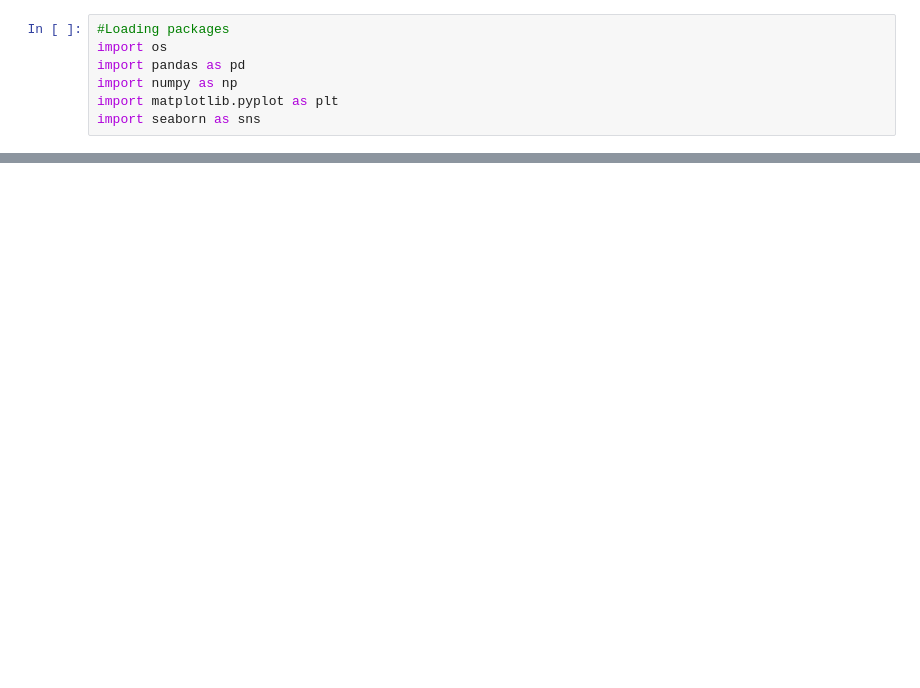
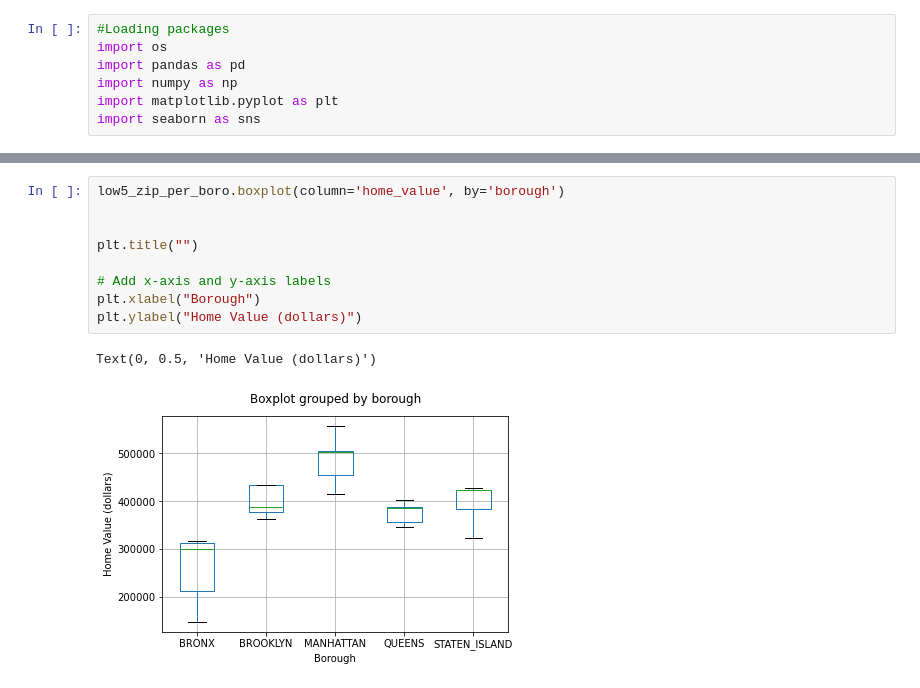
Before and after one commit to hpuma/Airbnb_Rental_Project, a Jupyter notebook: vis/Zillow_visulaizations.py.ipynb, the cells around one changed output, grey strips where cells are left out. Saved outputs shown, nothing was run; the diff lists cells and outputs as text; blank space fills up the shorter version.

```diff
--- a/vis/Zillow_visulaizations.py.ipynb
+++ b/vis/Zillow_visulaizations.py.ipynb
@@ -110,0 +287,12 @@ plt.ylabel("Mean Home Value (dollars)")
+# %%
+low5_zip_per_boro.boxplot(column='home_value', by='borough')
+
+
+plt.title("")
+
+# Add x-axis and y-axis labels
+plt.xlabel("Borough")
+plt.ylabel("Home Value (dollars)")
+# %% [output]
+Text(0, 0.5, 'Home Value (dollars)')
+[figure, added]
```
Also changed, not shown: parts of 11 cells of this notebook, 2 other files.
